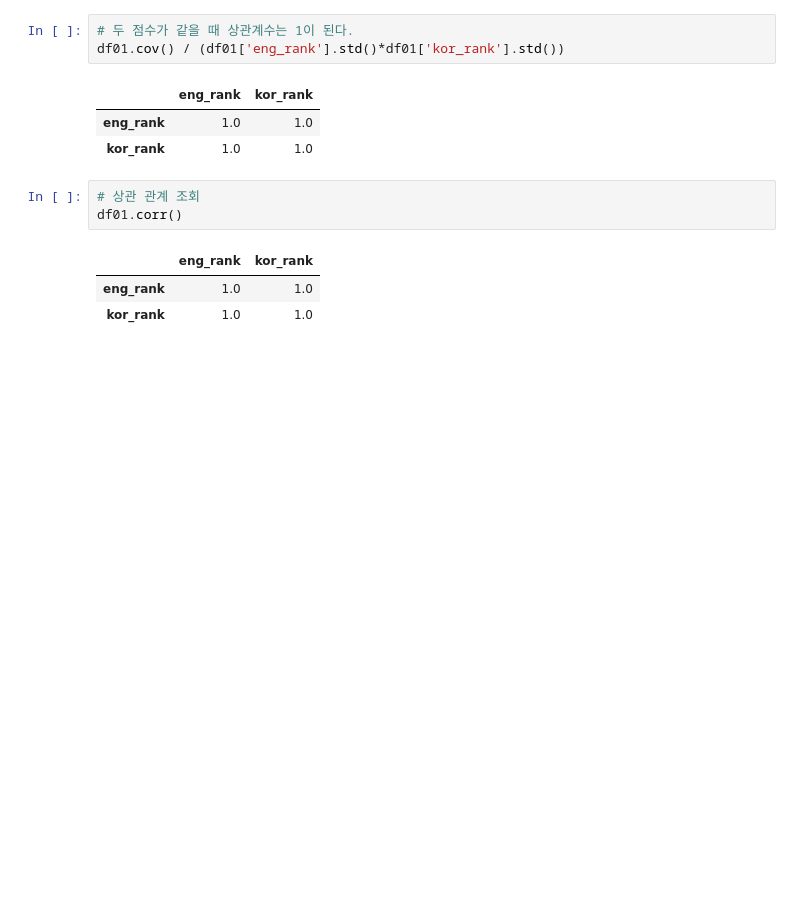
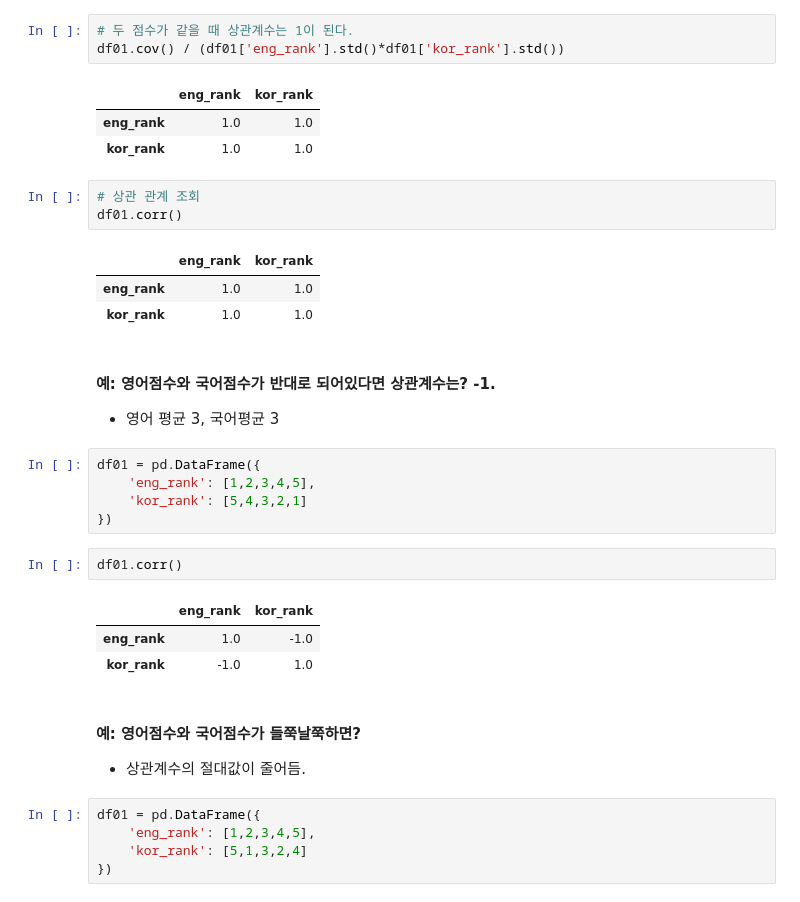
Before and after one commit to nojiyoon/SeSAC_code, a Jupyter notebook: 1월20일_분산_표준편차_공분산_상관관계_수업내용.ipynb, the cells around one changed output. Cells and saved outputs as stored; diff of their text form; blank space fills up the shorter version.

```diff
--- a/1월20일_분산_표준편차_공분산_상관관계_수업내용.ipynb
+++ b/1월20일_분산_표준편차_공분산_상관관계_수업내용.ipynb
@@ -291,3 +305,25 @@ df01.corr()
 |  | eng_rank | kor_rank |
 | eng_rank | 1.0 | 1.0 |
 | kor_rank | 1.0 | 1.0 |
+# %% [markdown]
+#### 예: 영어점수와 국어점수가 반대로 되어있다면 상관계수는? -1.
+- 영어 평균 3, 국어평균 3
+# %%
+df01 = pd.DataFrame({
+    'eng_rank': [1,2,3,4,5],
+    'kor_rank': [5,4,3,2,1]
+})
+# %%
+df01.corr()
+# %% [output]
+|  | eng_rank | kor_rank |
+| eng_rank | 1.0 | -1.0 |
+| kor_rank | -1.0 | 1.0 |
+# %% [markdown]
+#### 예: 영어점수와 국어점수가 들쭉날쭉하면?
+- 상관계수의 절대값이 줄어듬.
+# %%
+df01 = pd.DataFrame({
+    'eng_rank': [1,2,3,4,5],
+    'kor_rank': [5,1,3,2,4]
+})
```
Also changed, not shown: parts of 9 cells of this notebook.
